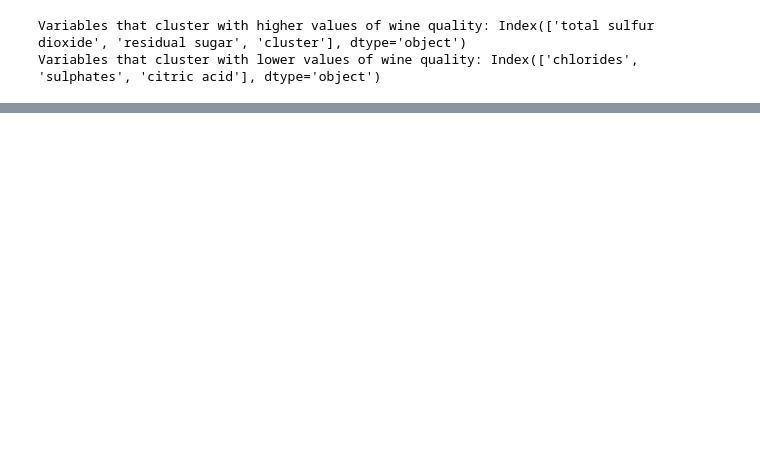
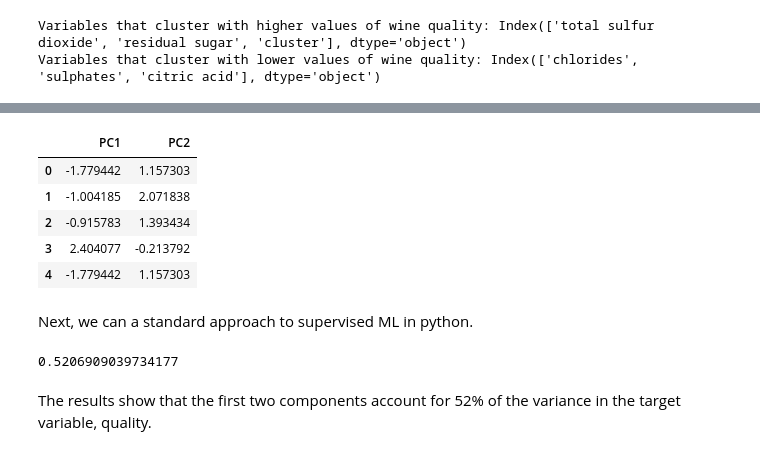
Before and after one commit to gzlupko/gr5073_ML, a Jupyter notebook: hw_assignments/hw3.ipynb, the cells around one changed output, grey strips where cells are left out. Saved outputs shown, nothing was run; the diff lists cells and outputs as text; code cells hidden in the pictures; blank space fills up the shorter version.

```diff
--- a/hw_assignments/hw3.ipynb
+++ b/hw_assignments/hw3.ipynb
@@ -291,0 +321,41 @@ AttributeError: module 'seaborn' has no attribute 'set_theme'
+# %%
+# store the target variable, score
+y = wine_scaled[['quality']]
+
+# run PCA without score
+demo_data = wine_scaled.drop('quality', axis = 1)
+demo_pca = PCA(n_components=2)
+pca_wine_char = demo_pca.fit_transform(wine_scaled)
+
+#  store X data
+X = pd.DataFrame(data = pca_wine_char, columns = ['PC1', 'PC2'])
+X.head(5)
+# %% [output]
+|  | PC1 | PC2 |
+| 0 | -1.779442 | 1.157303 |
+| 1 | -1.004185 | 2.071838 |
+| 2 | -0.915783 | 1.393434 |
+| 3 | 2.404077 | -0.213792 |
+| 4 | -1.779442 | 1.157303 |
+# %% [markdown]
+Next, we can a standard approach to supervised ML in python.
+# %%
+from sklearn.model_selection import train_test_split
+
+X_train, X_test, y_train, y_test = train_test_split(X, y, random_state = 42)
+
+# use a simple linear regression model
+from sklearn.linear_model import LinearRegression
+model = LinearRegression() # instantiate
+
+# train the model
+model.fit(X_train, y_train)
+
+# Evaluate the model performance
+from sklearn.metrics import r2_score
+y_pred = model.predict(X_test)
+r2_score(y_test, y_pred)
+# %% [output]
+0.5206909039734177
+# %% [markdown]
+The results show that the first two components account for 52% of the variance in the target variable, quality.
```
Also changed, not shown: parts of 24 cells of this notebook.
